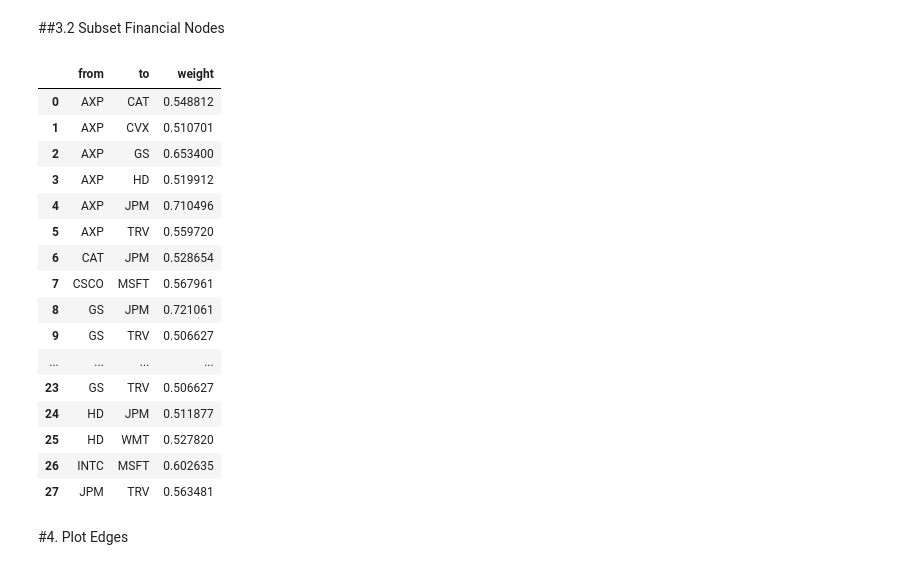
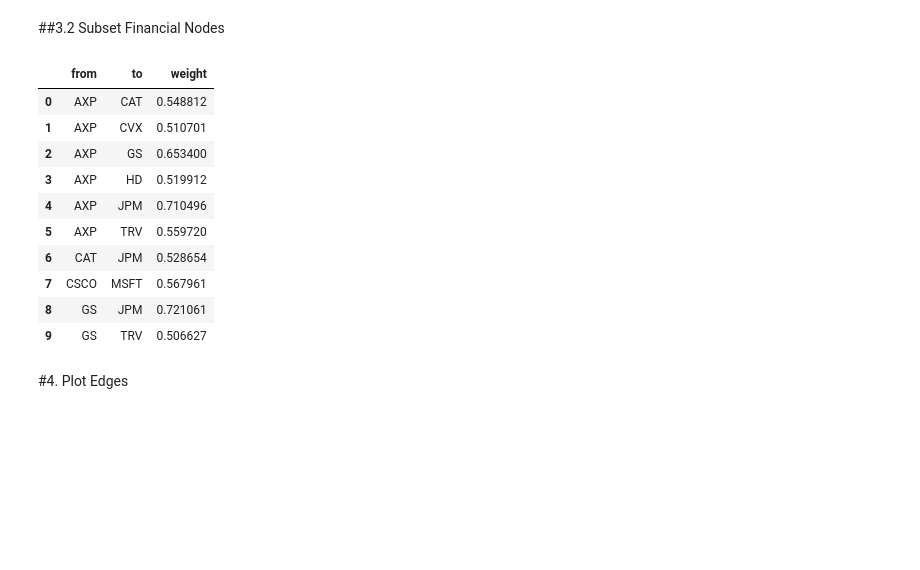
Before and after one commit to jnrkufuor/apollo, a Jupyter notebook: notebooks/Graph.ipynb, the cells around one changed output. Drawn from its saved outputs; the diff is of its cells as text; code cells hidden in the pictures; blank space fills up the shorter version.

```diff
--- a/notebooks/Graph.ipynb
+++ b/notebooks/Graph.ipynb
@@ -39,8 +38,11 @@ df_articles['datetime'] = pd.to_datetime(df_articles['datetime'])
 # %% [markdown]
 ##2.2 Load Financial data
 # %%
-df_prices =  pd.read_csv('/content/drive/My Drive/Colab Notebooks/data/price_corr.csv')
-df_vol =  pd.read_csv('/content/drive/My Drive/Colab Notebooks/data/volume_corr.csv')
+#df_prices =  pd.read_csv('/content/drive/My Drive/Colab Notebooks/data/price_corr.csv')
+#df_vol =  pd.read_csv('/content/drive/My Drive/Colab Notebooks/data/volume_corr.csv')
+
+df_prices =  pd.read_csv('../data/price_corr.csv')
+df_vol =  pd.read_csv('../data/volume_corr.csv')
 
 df_finance_nds = pd.DataFrame(columns = ["from", "to", "weight"])
 
@@ -77,8 +79,8 @@ df_corr_vol.reset_index(drop=True, inplace=True)
 df_corr_vol.drop(['ordered-cols'], axis=1, inplace=True)
 
 #rename columns
-df_corr_price.columns = {"from","to","correlation"}
-df_corr_vol.columns = {"from","to","correlation"}
+df_corr_price.columns = ["from","to","correlation"]
+df_corr_vol.columns = ["from","to","correlation"]
 # %% [markdown]
 #3. Subset data
 # %%
@@ -110,32 +109,25 @@ df_links[['from', 'to', 'weight']].sort_values('weight', ascending=False).head(1
 # %% [markdown]
 ##3.2 Subset Financial Nodes
 # %%
-import statistics #remove when done
-
+#fi
 for i in range(1,len(df_corr_price)):
     if(abs(df_corr_price["correlation"][i]) > 0.8 or abs(df_corr_vol["correlation"][i]) > 0.8):
        df_finance_nds= df_finance_nds.append({"from" : df_corr_vol["from"][i], "to" : df_corr_vol["to"][i], "weight" : ((abs(df_corr_price["correlation"][i])+abs(df_corr_price["correlation"][i]))/2)},ignore_index=True)
     elif (abs(df_corr_price["correlation"][i]) < 0.8 and abs(df_corr_vol["correlation"][i]) < 0.8):
          if (abs(df_corr_price["correlation"][i]) >= 0.5 and abs(df_corr_vol["correlation"][i]) >= 0.5):
              df_finance_nds = df_finance_nds.append({"from" : df_corr_vol["from"][i], "to" : df_corr_vol["to"][i], "weight" : ((abs(df_corr_price["correlation"][i])+abs(df_corr_price["correlation"][i]))/2)},ignore_index=True)
-df_finance_nds
+df_finance_nds.head(10)
 # %% [output]
 |  | from | to | weight |
 | 0 | AXP | CAT | 0.548812 |
 | 1 | AXP | CVX | 0.510701 |
 | 2 | AXP | GS | 0.653400 |
 | 3 | AXP | HD | 0.519912 |
 | 4 | AXP | JPM | 0.710496 |
 | 5 | AXP | TRV | 0.559720 |
 | 6 | CAT | JPM | 0.528654 |
 | 7 | CSCO | MSFT | 0.567961 |
 | 8 | GS | JPM | 0.721061 |
 | 9 | GS | TRV | 0.506627 |
-| ... | ... | ... | ... |
-| 23 | GS | TRV | 0.506627 |
-| 24 | HD | JPM | 0.511877 |
-| 25 | HD | WMT | 0.527820 |
-| 26 | INTC | MSFT | 0.602635 |
-| 27 | JPM | TRV | 0.563481 |
 # %% [markdown]
 #4. Plot Edges
```
Also changed, not shown: parts of 16 cells of this notebook, 15 other files.
